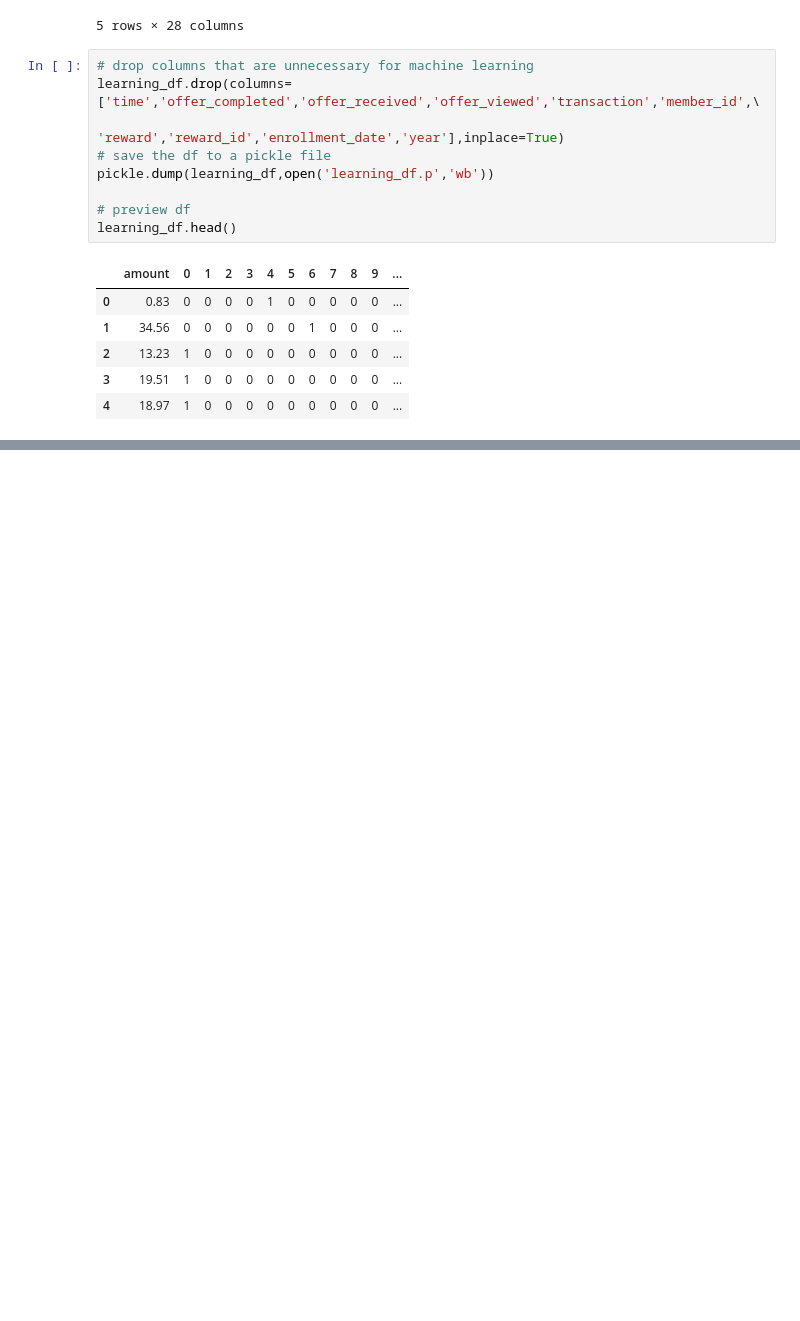
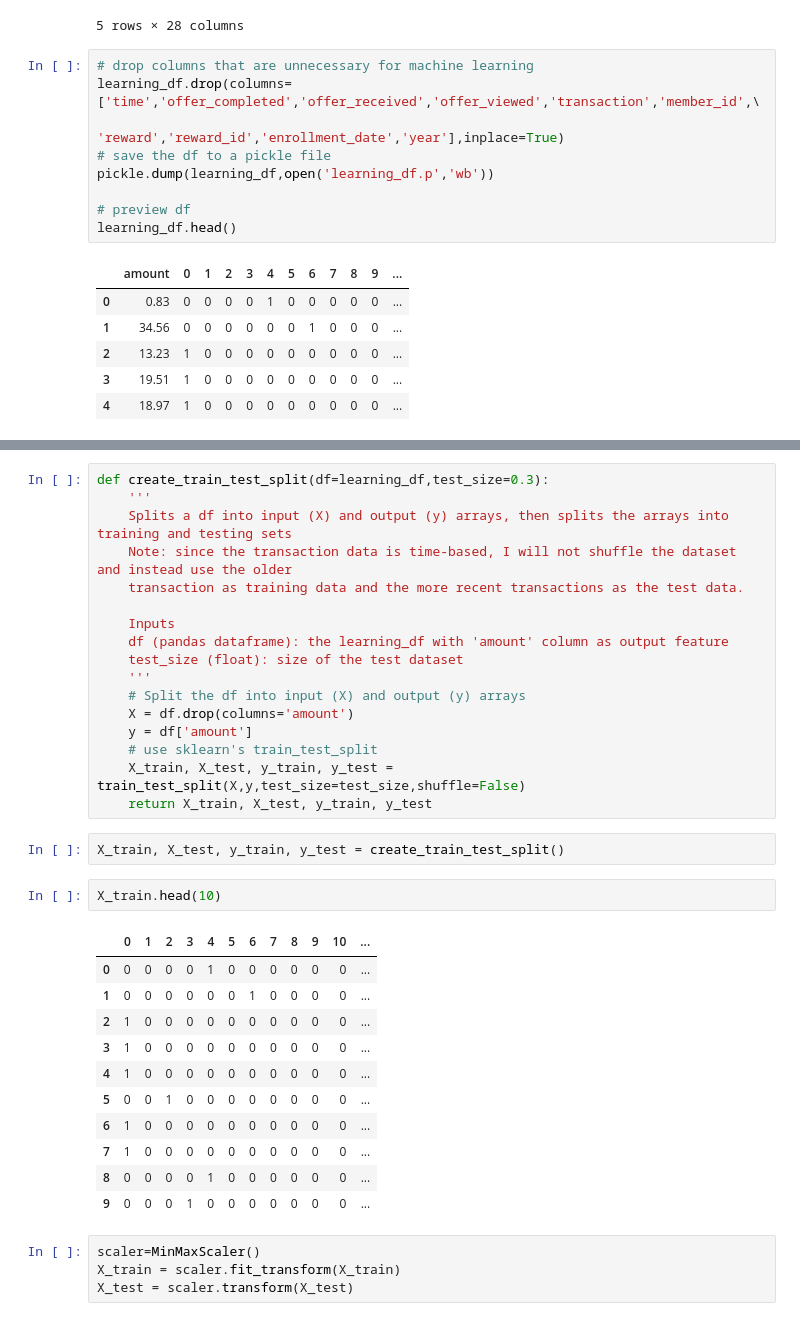
Before and after one commit to blowe615/starbucks_offers, a Jupyter notebook: starbucks_offers.ipynb, the cells around one changed output, grey strips where cells are left out. Drawn from its saved outputs; the diff is of its cells as text; blank space fills up the shorter version.

Commit message:
feat: Split data into train/test and normalize

```diff
--- a/starbucks_offers.ipynb
+++ b/starbucks_offers.ipynb
@@ -932,0 +937,37 @@ learning_df.head()
+# %%
+def create_train_test_split(df=learning_df,test_size=0.3):
+    '''
+    Splits a df into input (X) and output (y) arrays, then splits the arrays into training and testing sets
+    Note: since the transaction data is time-based, I will not shuffle the dataset and instead use the older
+    transaction as training data and the more recent transactions as the test data.
+
+    Inputs
+    df (pandas dataframe): the learning_df with 'amount' column as output feature
+    test_size (float): size of the test dataset
+    '''
+    # Split the df into input (X) and output (y) arrays
+    X = df.drop(columns='amount')
+    y = df['amount']
+    # use sklearn's train_test_split
+    X_train, X_test, y_train, y_test = train_test_split(X,y,test_size=test_size,shuffle=False)
+    return X_train, X_test, y_train, y_test
+# %%
+X_train, X_test, y_train, y_test = create_train_test_split()
+# %%
+X_train.head(10)
+# %% [output]
+|  | 0 | 1 | 2 | 3 | 4 | 5 | 6 | 7 | 8 | 9 | 10 | ... |
+| 0 | 0 | 0 | 0 | 0 | 1 | 0 | 0 | 0 | 0 | 0 | 0 | ... |
+| 1 | 0 | 0 | 0 | 0 | 0 | 0 | 1 | 0 | 0 | 0 | 0 | ... |
+| 2 | 1 | 0 | 0 | 0 | 0 | 0 | 0 | 0 | 0 | 0 | 0 | ... |
+| 3 | 1 | 0 | 0 | 0 | 0 | 0 | 0 | 0 | 0 | 0 | 0 | ... |
+| 4 | 1 | 0 | 0 | 0 | 0 | 0 | 0 | 0 | 0 | 0 | 0 | ... |
+| 5 | 0 | 0 | 1 | 0 | 0 | 0 | 0 | 0 | 0 | 0 | 0 | ... |
+| 6 | 1 | 0 | 0 | 0 | 0 | 0 | 0 | 0 | 0 | 0 | 0 | ... |
+| 7 | 1 | 0 | 0 | 0 | 0 | 0 | 0 | 0 | 0 | 0 | 0 | ... |
+| 8 | 0 | 0 | 0 | 0 | 1 | 0 | 0 | 0 | 0 | 0 | 0 | ... |
+| 9 | 0 | 0 | 0 | 1 | 0 | 0 | 0 | 0 | 0 | 0 | 0 | ... |
+# %%
+scaler=MinMaxScaler()
+X_train = scaler.fit_transform(X_train)
+X_test = scaler.transform(X_test)
```
Also changed, not shown: parts of 2 cells of this notebook.
